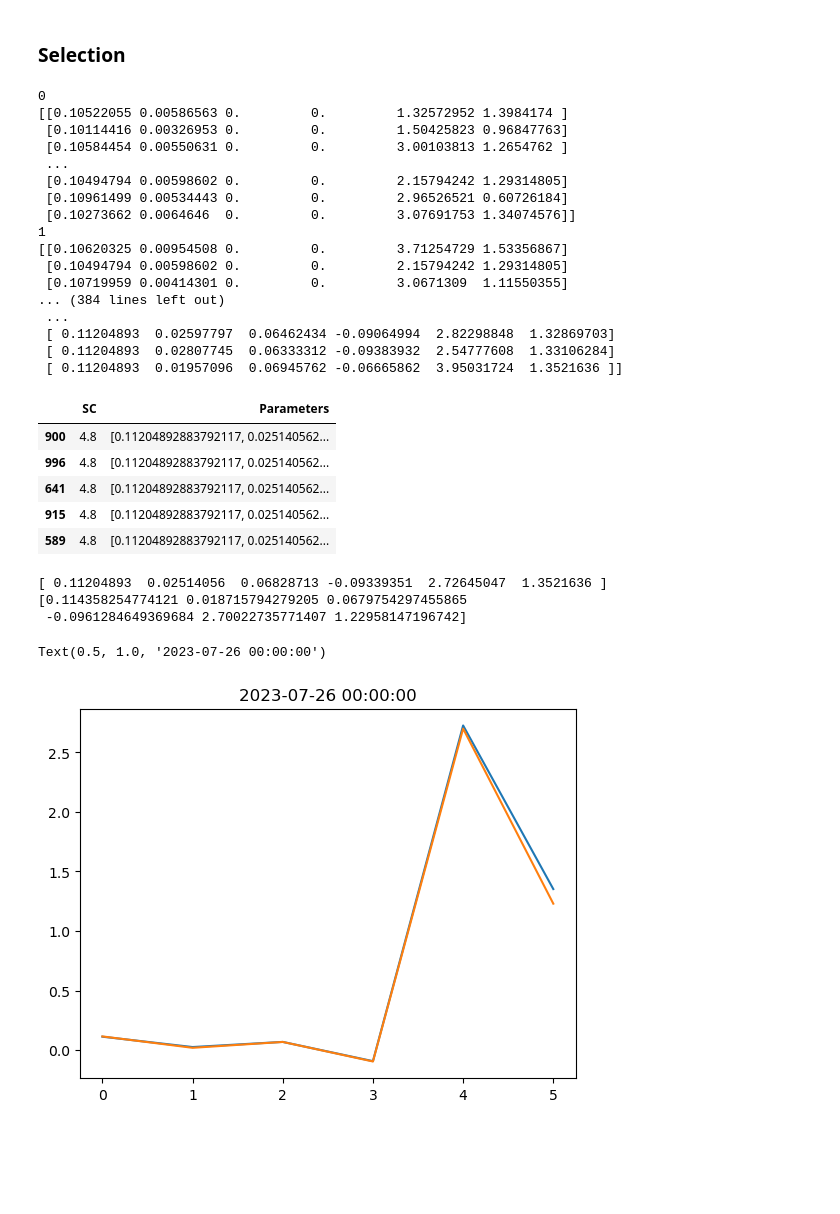
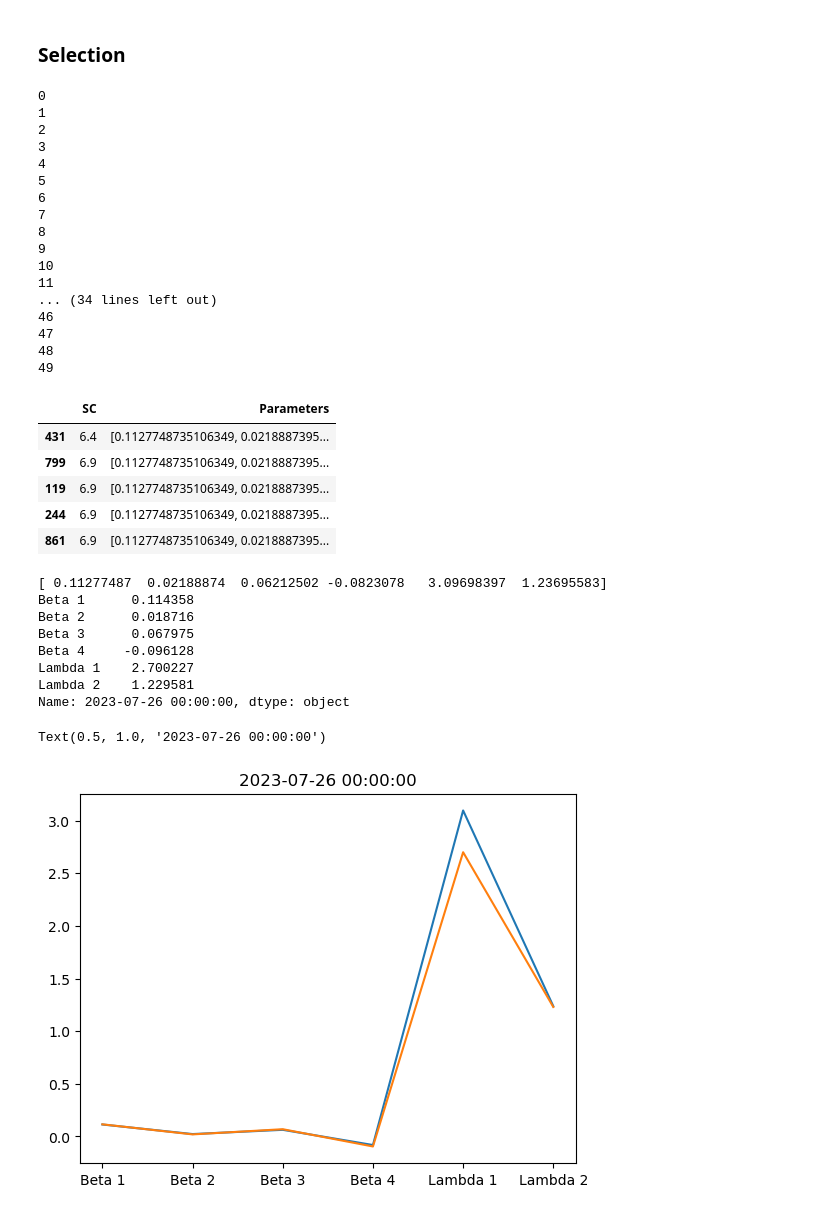
Before and after one commit to araujogab/Genetic-Algorithm, a Jupyter notebook: Svensson - v4.ipynb, the cells around one changed output. Drawn from its saved outputs; the diff is of its cells as text; code cells hidden in the pictures; blank space fills up the shorter version.

```diff
--- a/Svensson - v4.ipynb
+++ b/Svensson - v4.ipynb
@@ -199,7 +178,7 @@ individuals = np.concatenate((beta_previous.T, beta_approx.T), axis=0)
 # %%
 df = data_estimada
 alpha = 6
-#var = 0.5
+var = 0.5
 pi = 0.35
 ### 40% of the individuals survive
 s = int(0.4 * N)
@@ -260,43 +239,48 @@ for interation in range(50):
 selection.head()
 # %% [output]
 0
-[[0.10522055 0.00586563 0.         0.         1.32572952 1.3984174 ]
- [0.10114416 0.00326953 0.         0.         1.50425823 0.96847763]
- [0.10584454 0.00550631 0.         0.         3.00103813 1.2654762 ]
- ...
- [0.10494794 0.00598602 0.         0.         2.15794242 1.29314805]
- [0.10961499 0.00534443 0.         0.         2.96526521 0.60726184]
- [0.10273662 0.0064646  0.         0.         3.07691753 1.34074576]]
 1
-[[0.10620325 0.00954508 0.         0.         3.71254729 1.53356867]
- [0.10494794 0.00598602 0.         0.         2.15794242 1.29314805]
- [0.10719959 0.00414301 0.         0.         3.0671309  1.11550355]
-... (384 lines left out)
- ...
- [ 0.11204893  0.02597797  0.06462434 -0.09064994  2.82298848  1.32869703]
- [ 0.11204893  0.02807745  0.06333312 -0.09383932  2.54777608  1.33106284]
- [ 0.11204893  0.01957096  0.06945762 -0.06665862  3.95031724  1.3521636 ]]
+2
+3
+4
+5
+6
+7
+8
+9
+10
+11
+... (34 lines left out)
+46
+47
+48
+49
 |  | SC | Parameters |
-| 900 | 4.8 | [0.11204892883792117, 0.025140562... |
-| 996 | 4.8 | [0.11204892883792117, 0.025140562... |
-| 641 | 4.8 | [0.11204892883792117, 0.025140562... |
-| 915 | 4.8 | [0.11204892883792117, 0.025140562... |
-| 589 | 4.8 | [0.11204892883792117, 0.025140562... |
+| 431 | 6.4 | [0.1127748735106349, 0.0218887395... |
+| 799 | 6.9 | [0.1127748735106349, 0.0218887395... |
+| 119 | 6.9 | [0.1127748735106349, 0.0218887395... |
+| 244 | 6.9 | [0.1127748735106349, 0.0218887395... |
+| 861 | 6.9 | [0.1127748735106349, 0.0218887395... |
 # %%
-dia26 = selection.iloc[0]["Parameters"]
-dia26_anbima = parameters.iloc[-2,1:].values
-print(dia26)
-print(dia26_anbima)
+dia = selection.iloc[0]["Parameters"]
+dia_anbima = parameters.loc[ref_date][1:]
+print(dia)
+print(dia_anbima)
 # %% [output]
-[ 0.11204893  0.02514056  0.06828713 -0.09339351  2.72645047  1.3521636 ]
-[0.114358254774121 0.018715794279205 0.0679754297455865
- -0.0961284649369684 2.70022735771407 1.22958147196742]
+[ 0.11277487  0.02188874  0.06212502 -0.0823078   3.09698397  1.23695583]
+Beta 1      0.114358
+Beta 2      0.018716
+Beta 3      0.067975
+Beta 4     -0.096128
+Lambda 1    2.700227
+Lambda 2    1.229581
+Name: 2023-07-26 00:00:00, dtype: object
 # %%
 rounded_series = selection["Parameters"].apply(lambda lst: [round(x, 1) for x in lst])
 rounded_series[0:99]
-plt.plot(dia26)
-plt.plot(dia26_anbima)
+plt.plot(dia)
+plt.plot(dia_anbima)
 plt.title(f'{ref_date}')
 # %% [output]
 Text(0.5, 1.0, '2023-07-26 00:00:00')
-[figure, old version]
+[figure, new version]
```
Also changed, not shown: parts of 5 cells of this notebook.
